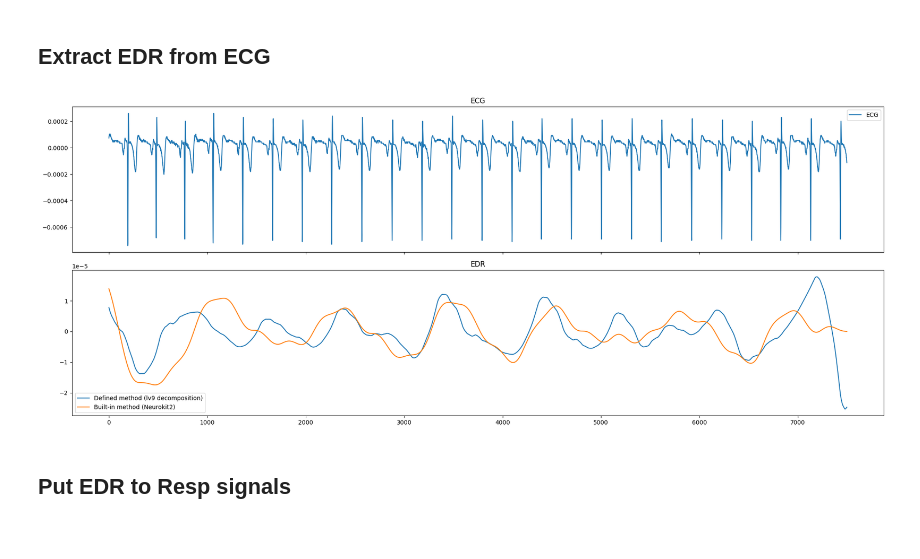
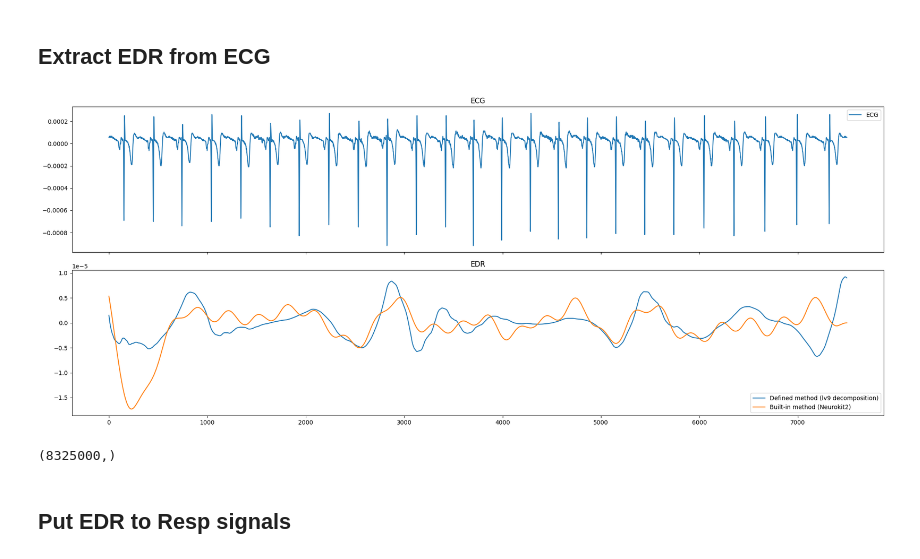
Before and after one commit to dattran-itrvn/Automated-Sleep-Apnea-Detection, a Jupyter notebook: prepare_data.ipynb, the cells around one changed output. Cells and saved outputs as stored; diff of their text form; code cells hidden in the pictures.

```diff
--- a/prepare_data.ipynb
+++ b/prepare_data.ipynb
@@ -122,5 +122,5 @@ def random_window(array, window_size, axis=-1):
     slices[axis] = slice(start_index, start_index + window_size)
 
     # Use slicing to extract the random window
-    return array[tuple(slices)]
+    return array[tuple(slices)].copy(), start_index
 # %%
@@ -234,38 +234,41 @@ def extract_respiratory_signal(ecg_signal, wavelet='db4', level=9):
     # Perform Discrete Wavelet Transform
     decomposition_coeffs = pywt.wavedec(ecg_signal, wavelet, level=level)
 
     # Create a copy of decomposition coefficients for reconstruction
     reconstructed_coeffs = [np.zeros_like(coeff) for coeff in decomposition_coeffs]
 
     # Copy only the detail coefficient at level 9
     reconstructed_coeffs[1] = decomposition_coeffs[1]
 
     # Reconstruct the signal using the modified coefficients
     respiratory_signal = pywt.waverec(reconstructed_coeffs, wavelet)
 
     return respiratory_signal
 
 
 fig, axes = plt.subplots(nrows=2, ncols=1, sharex=True, figsize=(20, 8))
 
-ecg_data = random_window(ecg_edf.get_data()[0], window_size=int(30 * ecg_edf.info['sfreq']))
+ecg_data, _ = random_window(ecg_edf.get_data()[0], window_size=int(30 * ecg_edf.info['sfreq']))
 sns.lineplot(ecg_data, ax=axes[0], label='ECG')
 
 axes[0].set_title("ECG")
 edr = extract_respiratory_signal(ecg_data, wavelet='db4')
 sns.lineplot(edr, ax=axes[1], label='Defined method (lv9 decomposition)')
 
 axes[1].set_title("EDR")
 edr1 = nk.ecg_rsp(ecg_data, sampling_rate=ecg_edf.info['sfreq'])
 sns.lineplot(edr1, ax=axes[1], label='Built-in method (Neurokit2)')
 
 fig.tight_layout()
 plt.show()
 # %% [output]
-[figure, old version]
+[figure, new version]
 # %%
 # apply to whole signal
-edr = extract_respiratory_signal(ecg_edf.get_data()[0])
+edr_og = extract_respiratory_signal(ecg_edf.get_data()[0])
+edr_og.shape
+# %% [output]
+(8325000,)
 # %% [markdown]
 ## Put EDR to Resp signals
 # %% [markdown]
```
Also changed, not shown: parts of 25 cells of this notebook.
